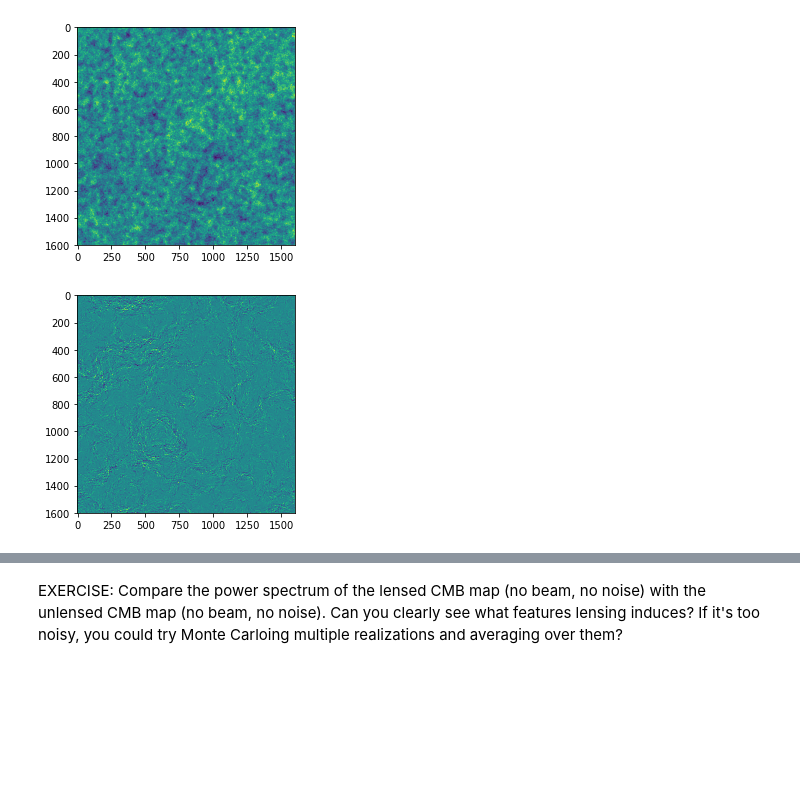
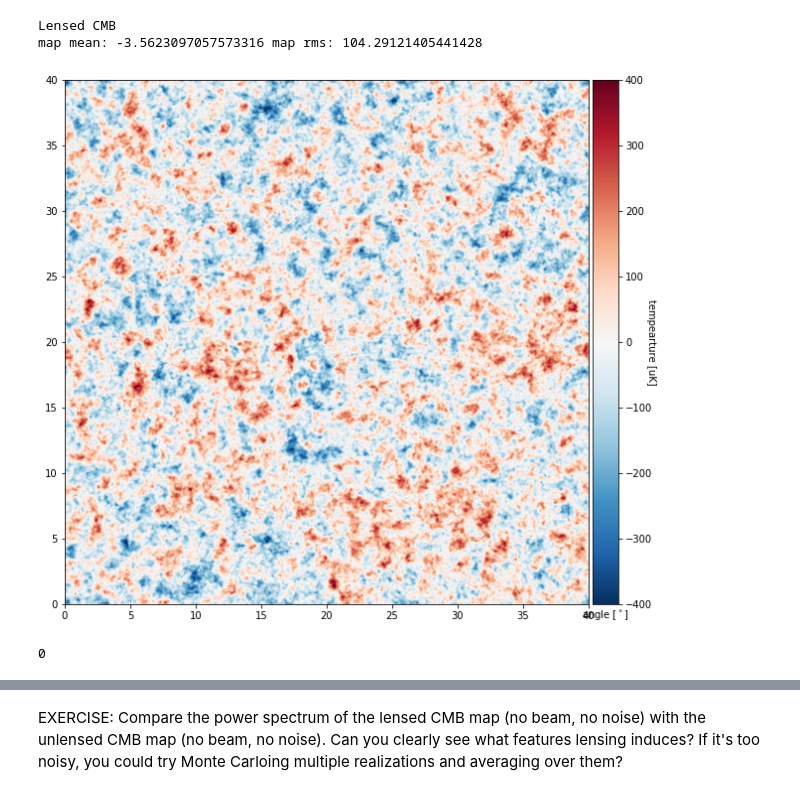
Before and after one commit to jeffmcm1977/CMBAnalysis_SummerSchool, a Jupyter notebook: CMB_School_Part_10.ipynb, the cells around one changed output, grey strips where cells are left out. Cells and saved outputs as stored; diff of their text form; code cells hidden in the pictures; blank space fills up the shorter version.

```diff
--- a/CMB_School_Part_10.ipynb
+++ b/CMB_School_Part_10.ipynb
@@ -33,6 +44,14 @@ ells,ucltt,lcltt,clkk = get_theory()
 # We next generate an unlensed CMB map as a Gaussian random field as we learned before
 DlTT = ucltt*ells*(ells+1.)/2./np.pi
 unlensed = make_CMB_T_map(N,pix_size,ells,DlTT)
-plt.imshow(unlensed)
-plt.show()
+
+## variables to set up the map plots
+c_min = -400  # minimum for color bar
+c_max = 400   # maximum for color bar
+X_width = N*pix_size/60.  # horizontal map width in degrees
+Y_width = N*pix_size/60.  # vertical map width in degrees
+
+
+print('Unlensed CMB')
+Plot_CMB_Map(unlensed,c_min,c_max,X_width,Y_width)
 # %% [output]
@@ -101,36 +133,37 @@ def gradient(imap,ly,lx):
     # Filter the map by (i ly, i lx) to get gradient
     return np.stack([filter_map(imap,ly*1j),filter_map(imap,lx*1j)])
 
 # We also needed the map of physical positions
 def posmap(N,pix_size):
     pix    = np.mgrid[:N,:N]
     return pix2sky(pix,N,pix_size)
 
 # For that we need to be able to convert pixel indices to sky positions
 def pix2sky(pix,N,pix_size):
     py,px = pix
     dec = np.deg2rad((py - N//2 - 0.5)*pix_size/60.)
     ra = np.deg2rad((px - N//2 - 0.5)*pix_size/60.)
     return np.stack([dec,ra])
 
 # Finally, for the lensing operation, we also needed to convert physical sky positions to pixel indices
 # which is just the inverse of the above
 def sky2pix(pos,N,pix_size):
     dec,ra = np.rad2deg(pos)*60.
     py = dec/pix_size + N//2 + 0.5
     px = ra/pix_size + N//2 + 0.5
     return np.stack([py,px])
 
 # We get the Fourier coordinates
 ly,lx,modlmap = get_ells(N,pix_size)
 
 # Now we can lens our input unlensed map
 lensed = lens_map(unlensed,kappa,modlmap,ly,lx,N,pix_size)
 
-plt.imshow(lensed)
-plt.show()
-plt.imshow(lensed-unlensed)
-plt.show()
+
+print('Lensed CMB')
+Plot_CMB_Map(lensed,c_min,c_max,X_width,Y_width)
 # %% [output]
+Lensed CMB
+map mean: -3.5623097057573316 map rms: 104.29121405441428
-[figure, old version]
+[figure, new version]
-[figure, removed]
+0
```
Also changed, not shown: parts of 15 cells of this notebook.
